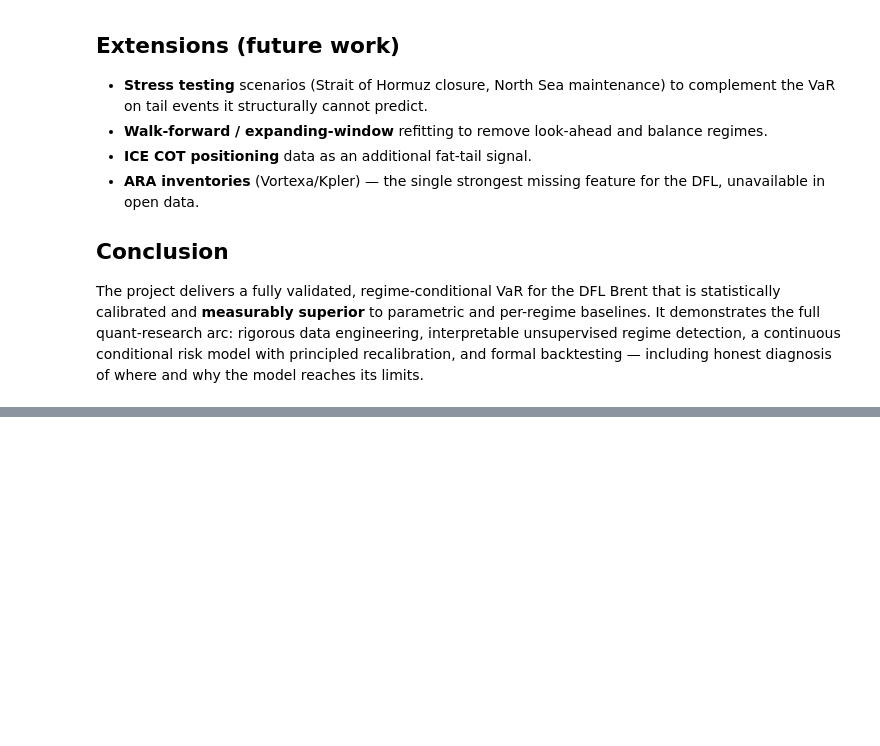
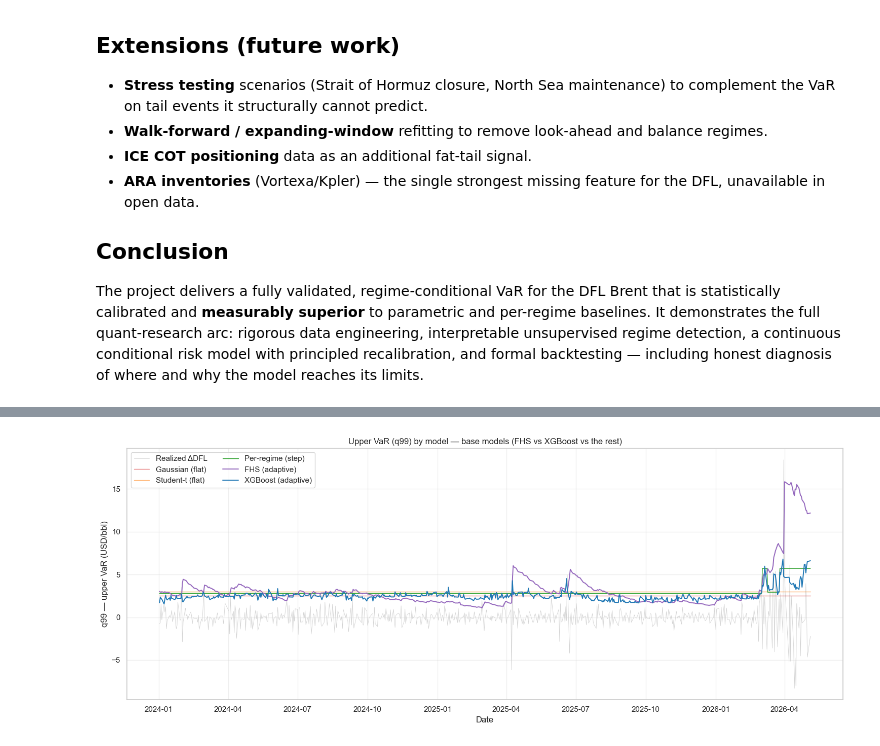
Before and after one commit to juliens50/ML-project-VaR-Calculation-for-Basis-Risk, a Jupyter notebook: notebooks/05_backtest.ipynb, the cells around one changed output, grey strips where cells are left out. Cells and saved outputs as stored; diff of their text form; code cells hidden in the pictures; blank space fills up the shorter version.

```diff
--- a/notebooks/05_backtest.ipynb
+++ b/notebooks/05_backtest.ipynb
@@ -410,0 +481,24 @@ and why the model reaches its limits.
+# %%
+# Cell — Upper VaR (q99) by model (base models, without the ensemble)
+
+fig, ax = plt.subplots(figsize=(15, 6))
+
+ax.plot(bt.index, bt["realized"], color="lightgray", lw=0.6, label="Realized ΔDFL", zorder=1)
+
+# Unconditional (flat)
+ax.plot(bt.index, pred_gauss["q99"], lw=1.0, color="#d62728", alpha=0.6, label="Gaussian (flat)")
+ax.plot(bt.index, pred_t["q99"],     lw=1.0, color="#ff7f0e", alpha=0.6, label="Student-t (flat)")
+# Conditional
+ax.plot(bt.index, pred_regime["q99"],    lw=1.0, color="#2ca02c", label="Per-regime (step)")
+ax.plot(pred_fhs.index, pred_fhs["q99"], lw=1.4, color="#9467bd", label="FHS (adaptive)")
+ax.plot(bt.index, bt["q99"],             lw=1.4, color="#1f77b4", label="XGBoost (adaptive)")
+
+ax.set_ylabel("q99 — upper VaR (USD/bbl)")
+ax.set_xlabel("Date")
+ax.set_title("Upper VaR (q99) by model — base models (FHS vs XGBoost vs the rest)")
+ax.legend(loc="upper left", ncol=2)
+ax.grid(alpha=0.3)
+plt.tight_layout()
+plt.show()
+# %% [output]
+[figure, added]
```
Also changed, not shown: parts of 6 cells of this notebook, 1 other file.
